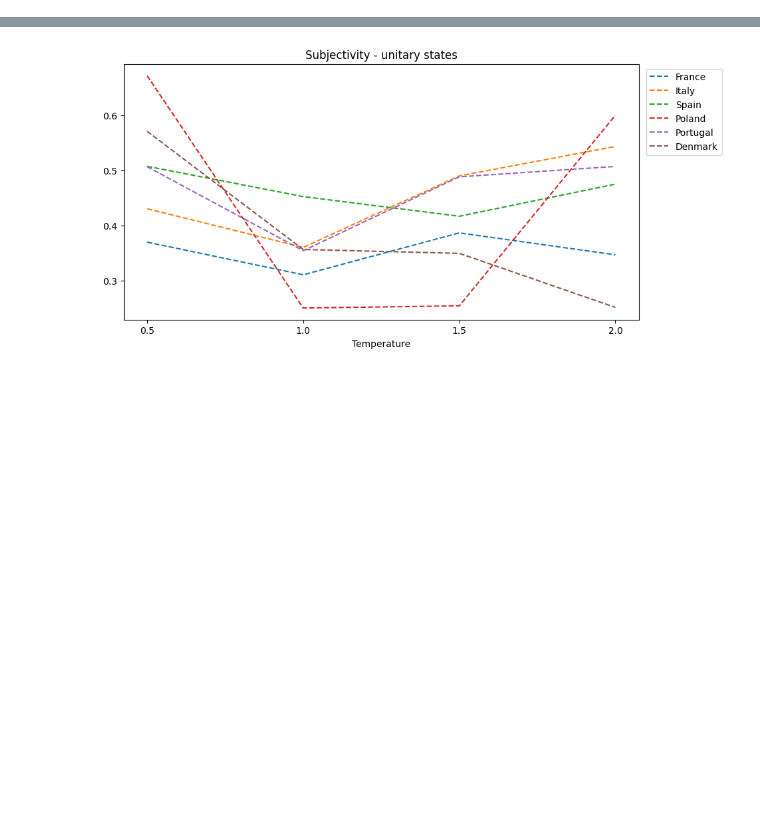
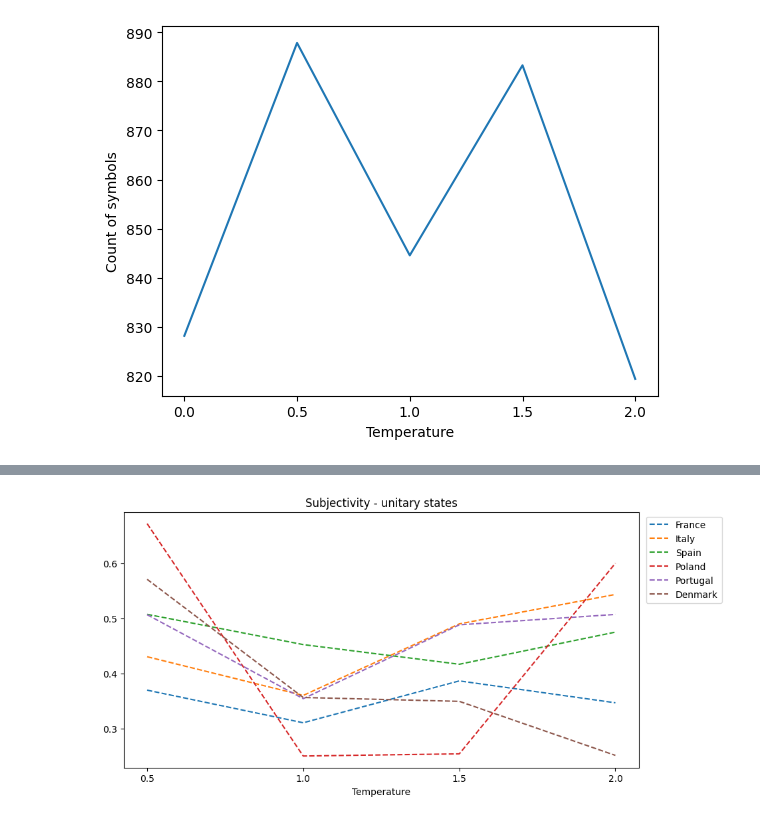
Before and after one commit to artrapido/gptnlp, a Jupyter notebook: ChatGPT.ipynb, the cells around one changed output, grey strips where cells are left out. Drawn from its saved outputs; the diff is of its cells as text; code cells hidden in the pictures; blank space fills up the shorter version.

```diff
--- a/ChatGPT.ipynb
+++ b/ChatGPT.ipynb
@@ -66,0 +102,11 @@ feddf = feddf.apply(remove_disclaimer, axis=1)
+# %%
+#length of the texts per temperature
+length_temp = pd.DataFrame([[]])
+for col in feddf:
+    length_temp[col] = feddf[col].apply(len).mean()
+plt.plot(length_temp.iloc[:, 1:].T)
+plt.xlabel(xlabel='Temperature')
+plt.ylabel(ylabel='Count of symbols')
+plt.show()
+# %% [output]
+[figure, added]
```
Also changed, not shown: parts of 25 cells of this notebook.
